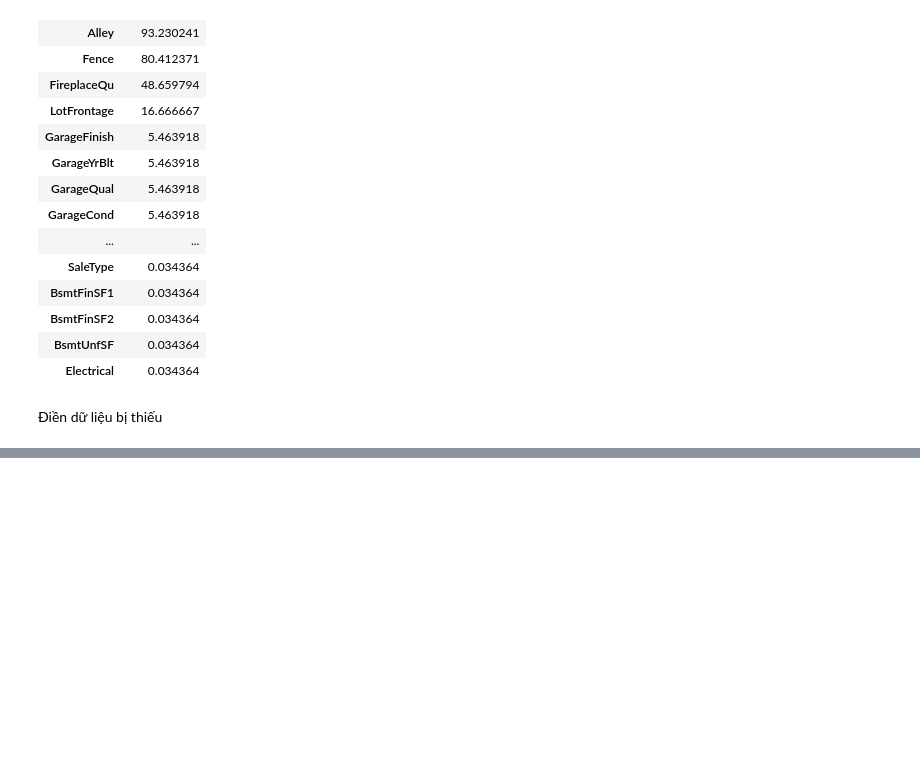
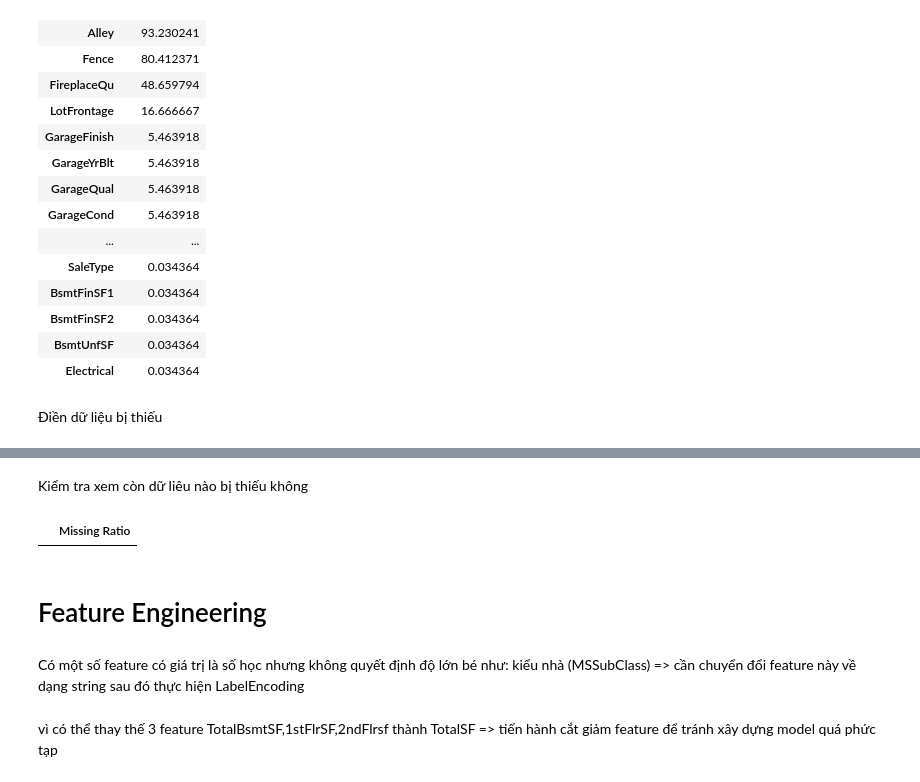
Before and after one commit to lephuocdat2000/-CS114.K21-, a Jupyter notebook: PredictingHousePrice.ipynb, the cells around one changed output, grey strips where cells are left out. Drawn from its saved outputs; the diff is of its cells as text; code cells hidden in the pictures; blank space fills up the shorter version.

```diff
--- a/PredictingHousePrice.ipynb
+++ b/PredictingHousePrice.ipynb
@@ -251,0 +272,40 @@ missing_data
+# %%
+all_data["PoolQC"] = all_data["PoolQC"].fillna("None")
+#PoolQC: dữ liệu là NA nghĩa là k có hồ bơi
+all_data["MiscFeature"] = all_data["MiscFeature"].fillna("None")
+all_data["Alley"] = all_data["Alley"].fillna("None")
+all_data["Fence"] = all_data["Fence"].fillna("None")
+all_data["FireplaceQu"] = all_data["FireplaceQu"].fillna("None")
+all_data["LotFrontage"] = all_data.groupby("Neighborhood")["LotFrontage"].transform(lambda x: x.fillna(x.median()))
+for col in ('GarageType', 'GarageFinish', 'GarageQual', 'GarageCond'):
+    all_data[col] = all_data[col].fillna('None')
+for col in ('GarageYrBlt', 'GarageArea', 'GarageCars'):
+    all_data[col] = all_data[col].fillna(0)
+for col in ('BsmtFinSF1', 'BsmtFinSF2', 'BsmtUnfSF','TotalBsmtSF', 'BsmtFullBath', 'BsmtHalfBath'):
+    all_data[col] = all_data[col].fillna(0)
+for col in ('BsmtQual', 'BsmtCond', 'BsmtExposure', 'BsmtFinType1', 'BsmtFinType2'):
+    all_data[col] = all_data[col].fillna('None')
+all_data["MasVnrType"] = all_data["MasVnrType"].fillna("None")
+all_data["MasVnrArea"] = all_data["MasVnrArea"].fillna(0)
+all_data['MSZoning'] = all_data['MSZoning'].fillna(all_data['MSZoning'].mode()[0])
+all_data = all_data.drop(['Utilities'], axis=1)
+all_data["Functional"] = all_data["Functional"].fillna("Typ")
+all_data['Electrical'] = all_data['Electrical'].fillna(all_data['Electrical'].mode()[0])
+all_data['KitchenQual'] = all_data['KitchenQual'].fillna(all_data['KitchenQual'].mode()[0])
+all_data['Exterior1st'] = all_data['Exterior1st'].fillna(all_data['Exterior1st'].mode()[0])
+all_data['Exterior2nd'] = all_data['Exterior2nd'].fillna(all_data['Exterior2nd'].mode()[0])
+all_data['SaleType'] = all_data['SaleType'].fillna(all_data['SaleType'].mode()[0])
+all_data['MSSubClass'] = all_data['MSSubClass'].fillna("None")
+# %% [markdown]
+Kiểm tra xem còn dữ liêu nào bị thiếu không
+# %%
+all_data_na = (all_data.isnull().sum() / len(all_data)) * 100
+all_data_na = all_data_na.drop(all_data_na[all_data_na == 0].index).sort_values(ascending=False)
+missing_data = pd.DataFrame({'Missing Ratio' :all_data_na})
+missing_data.head()
+# %% [output]
+|  | Missing Ratio |
+# %% [markdown]
+# Feature Engineering
+# %% [markdown]
+Có một số feature có giá trị là số học nhưng không quyết định độ lớn bé như: kiểu nhà (MSSubClass) => cần chuyển đổi feature này về dạng string sau đó thực hiện LabelEncoding
@@ -251,0 +334,2 @@ missing_data
+# %% [markdown]
+vì có thể thay thế 3 feature TotalBsmtSF,1stFlrSF,2ndFlrsf thành TotalSF => tiến hành cắt giảm feature để tránh xây dựng model quá phức tạp
```
Also changed, not shown: parts of 12 cells of this notebook.
